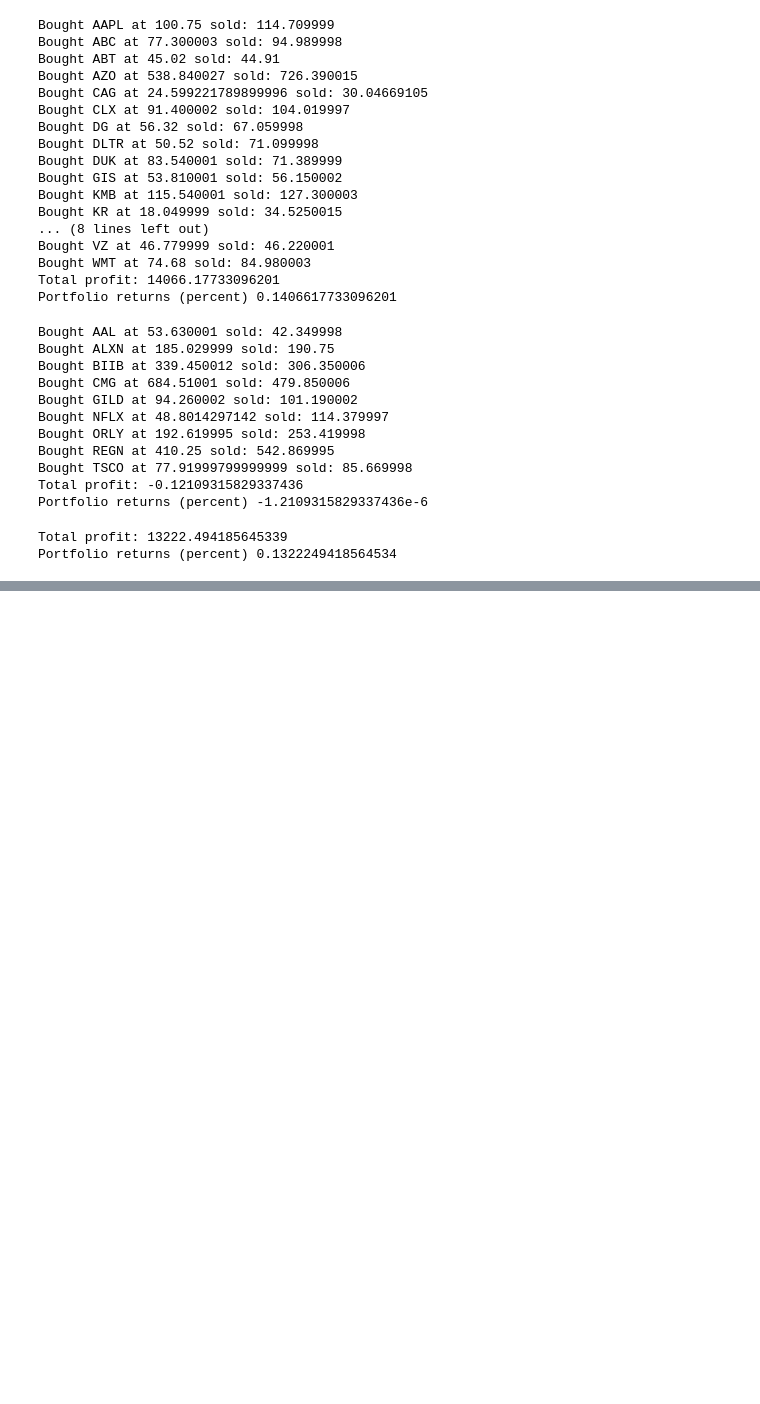
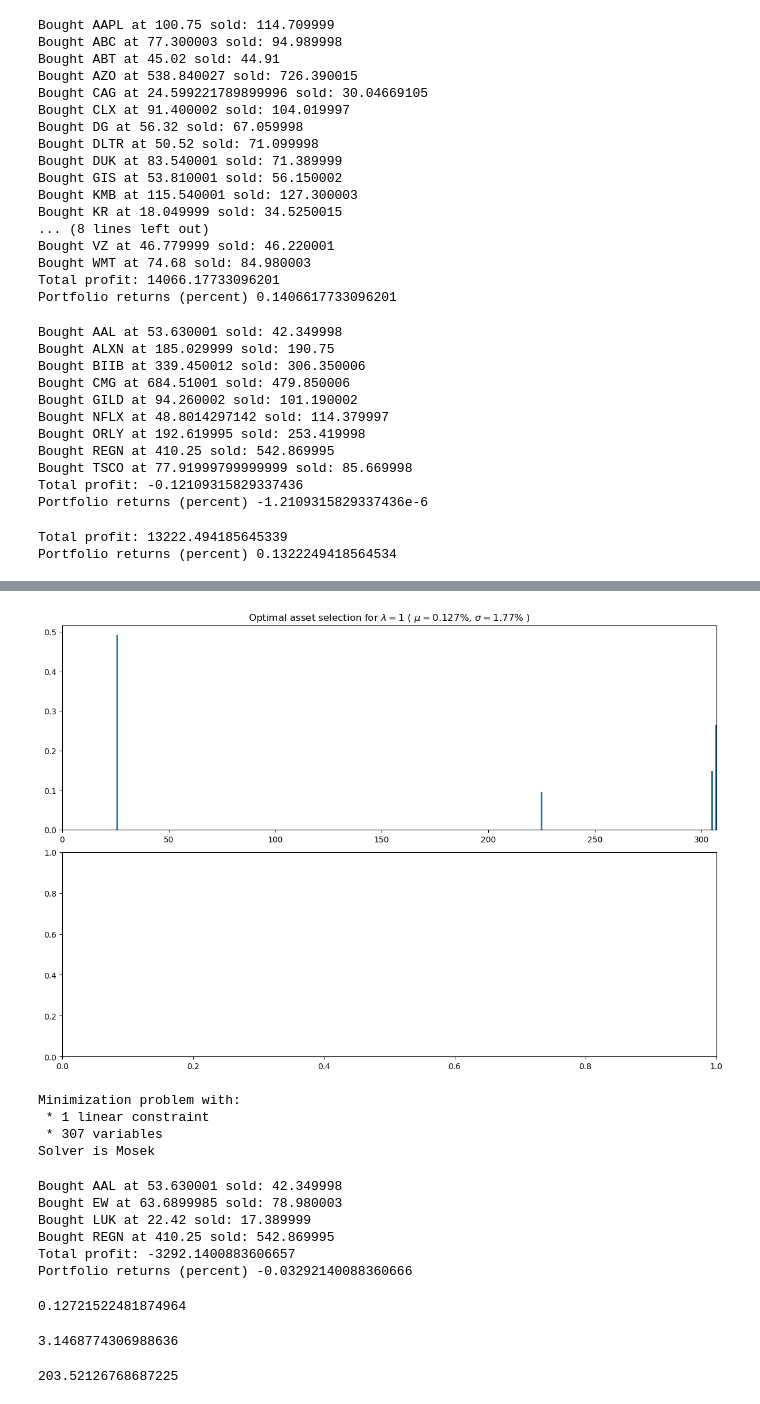
Before and after one commit to rtkg12/CS524-Financial-Optimization-Project, a Jupyter notebook: FP-with-part-2.ipynb, the cells around one changed output, grey strips where cells are left out. Saved outputs shown, nothing was run; the diff lists cells and outputs as text; code cells hidden in the pictures; blank space fills up the shorter version.

Commit message:
Combine both models

```diff
--- a/FP-with-part-2.ipynb
+++ b/FP-with-part-2.ipynb
@@ -561,0 +657,13 @@ function get_diff_expected_prices(coeffs, )
+# %%
+using CSV, LinearAlgebra
+
+μ = convert(Vector, CSV.read("./nyse/Portfolio calculations/expected-return-risk.csv", header = true)[2])  # Expected return (in percent)
+Σ = convert(Matrix, CSV.read("./nyse/Portfolio calculations/covariance-matrix.csv", header=false))   # Expected variance (in percent squared)
+tickers = convert(Vector, CSV.read("./nyse/Portfolio calculations/expected-return-risk.csv", header = true)[1])  # Tickers
+
+#ix = 1:307;
+ix = sortperm(μ) # get order of indices which will sort the assets by expected return
+nAssets = 307
+
+
+;
@@ -561,0 +690,66 @@ function get_diff_expected_prices(coeffs, )
+# %%
+# find optimal portfolio for one particular choice of λ
+using JuMP, Mosek, PyPlot
+
+m = Model(solver = MosekSolver(LOG=0))
+@variable(m, x[1:nAssets] >= 0) # Investment amounts non-negative (cannot sell short assets)
+@constraint(m, sum(x) == 1)     # Must invest all of portfolio
+
+figure(figsize=(12,8))
+
+subplot(211)
+λ = 0.01
+t2 = 0.0005
+@objective(m, Min, -dot(μ,x) + λ*dot(x,Σ*x) - t2*dot(percent_diffs,x))
+solve(m)
+xsol1 = getvalue(x)
+ix1 = findall(xsol1 .> 1e-4)
+ret = dot(μ,xsol1)
+std = sqrt(dot(xsol1,Σ*xsol1))
+xlim(0,nAssets)
+bar(1:nAssets,xsol1[ix])
+title(string("Optimal asset selection for \$\\lambda=1\$"," ( \$\\mu=\$", round(ret,digits=3), "%, \$\\sigma=\$", round(std,digits=2), "% )"));
+tight_layout()
+subplot(212)
+#λ = 3e-2
+
+# @objective(m, Min, -dot(μ,x) + λ*dot(x,Σ*x) )
+# solve(m)
+# xsol2 = getvalue(x)
+# ix2 = findall(xsol2 .> 1e-4)
+# ret = dot(μ,xsol2)
+# std = sqrt(dot(xsol2,Σ*xsol2))
+# xlim(0,nAssets)
+# bar(1:nAssets,xsol2[ix])
+# title(string("Optimal asset selection for \$\\lambda=3\$ x \$ 10^{2}\$"," ( \$\\mu=\$", round(ret,digits=3), "%, \$\\sigma=\$", round(std,digits=2), "% )"));
+# tight_layout()
+
+
+m
+# %% [output]
+[figure, added]
+Minimization problem with:
+ * 1 linear constraint
+ * 307 variables
+Solver is Mosek
+# %%
+check_profits(ix1, 100000, prices_test, prices_val, xsol1)
+# %% [output]
+Bought AAL at 53.630001 sold: 42.349998
+Bought EW at 63.6899985 sold: 78.980003
+Bought LUK at 22.42 sold: 17.389999
+Bought REGN at 410.25 sold: 542.869995
+Total profit: -3292.1400883606657
+Portfolio returns (percent) -0.03292140088360666
+# %%
+dot(μ,xsol1)
+# %% [output]
+0.12721522481874964
+# %%
+dot(xsol1,Σ*xsol1)
+# %% [output]
+3.1468774306988636
+# %%
+dot(percent_diffs,xsol1)
+# %% [output]
+203.52126768687225
```
Also changed, not shown: parts of 23 cells of this notebook.
